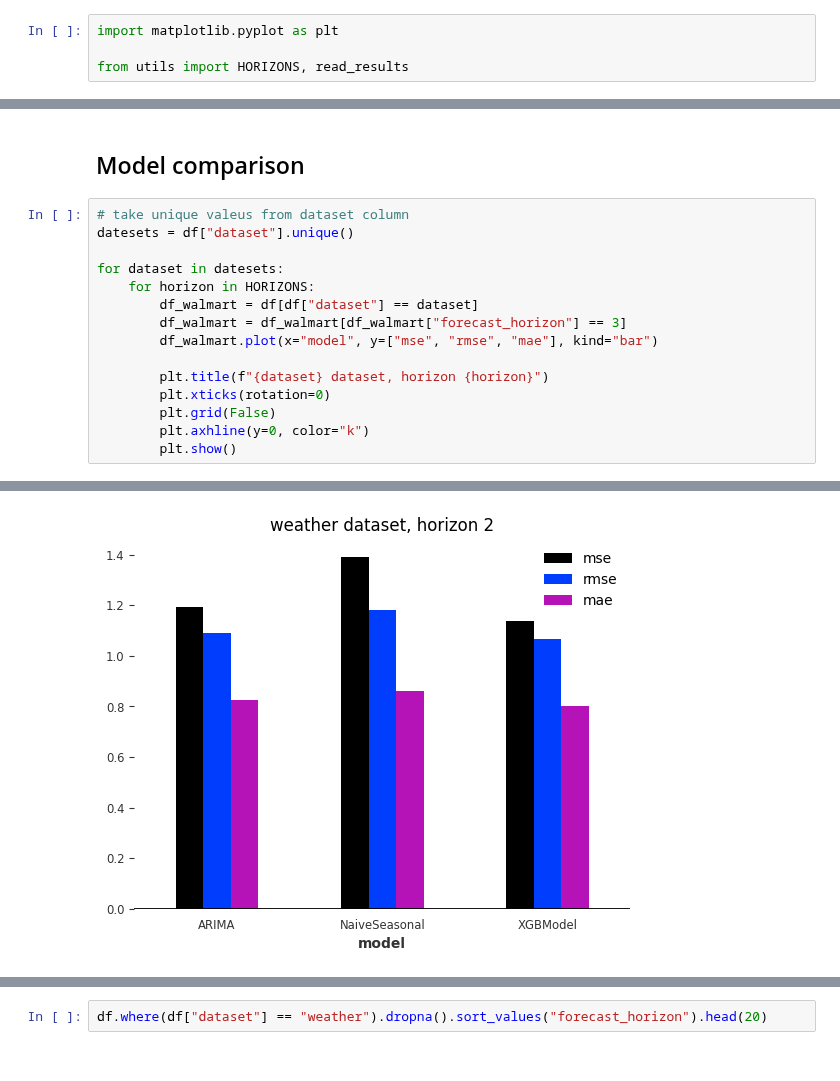
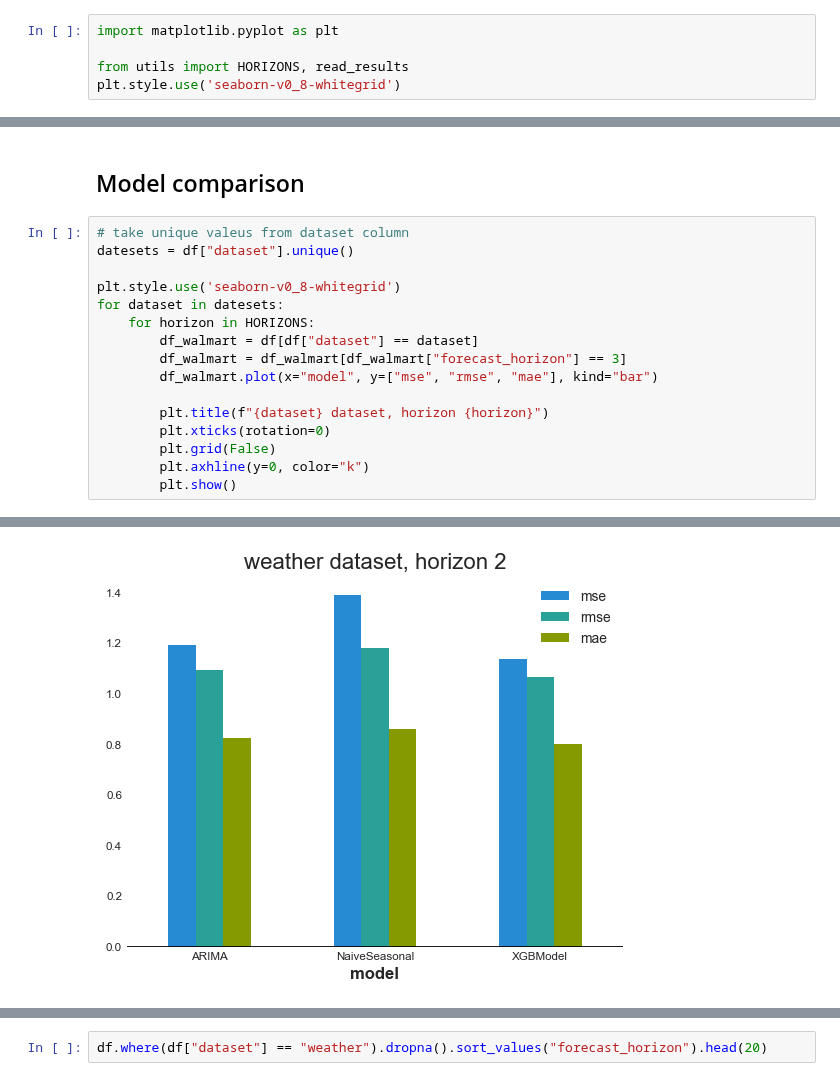
Before and after one commit to kosmydel/stock-timeseries-prediction, a Jupyter notebook: raport.ipynb, the cells around one changed output, grey strips where cells are left out. Saved outputs shown, nothing was run; the diff lists cells and outputs as text.

```diff
--- a/raport.ipynb
+++ b/raport.ipynb
@@ -4,6 +4,7 @@
 import matplotlib.pyplot as plt
 
 from utils import HORIZONS, read_results
+plt.style.use('seaborn-v0_8-whitegrid')
 # %%
 df = read_results()
 df.head(20)
@@ -31,6 +32,7 @@ df.head(20)
 # take unique valeus from dataset column
 datesets = df["dataset"].unique()
 
+plt.style.use('seaborn-v0_8-whitegrid')
 for dataset in datesets:
     for horizon in HORIZONS:
         df_walmart = df[df["dataset"] == dataset]
@@ -54 +56 @@ for dataset in datesets:
-[figure, old version]
+[figure, new version]
```
Also changed, not shown: parts of 2 cells of this notebook, 5 other files.
